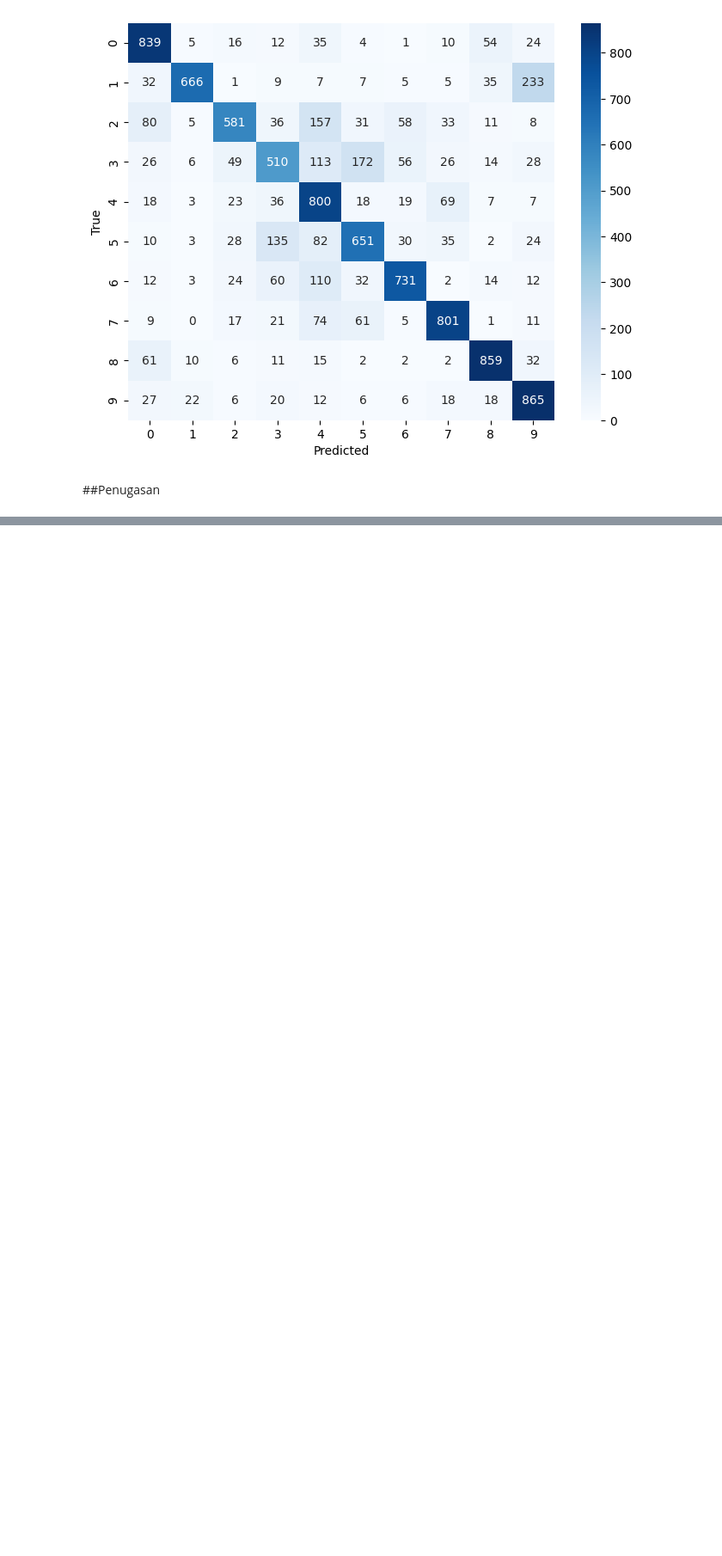
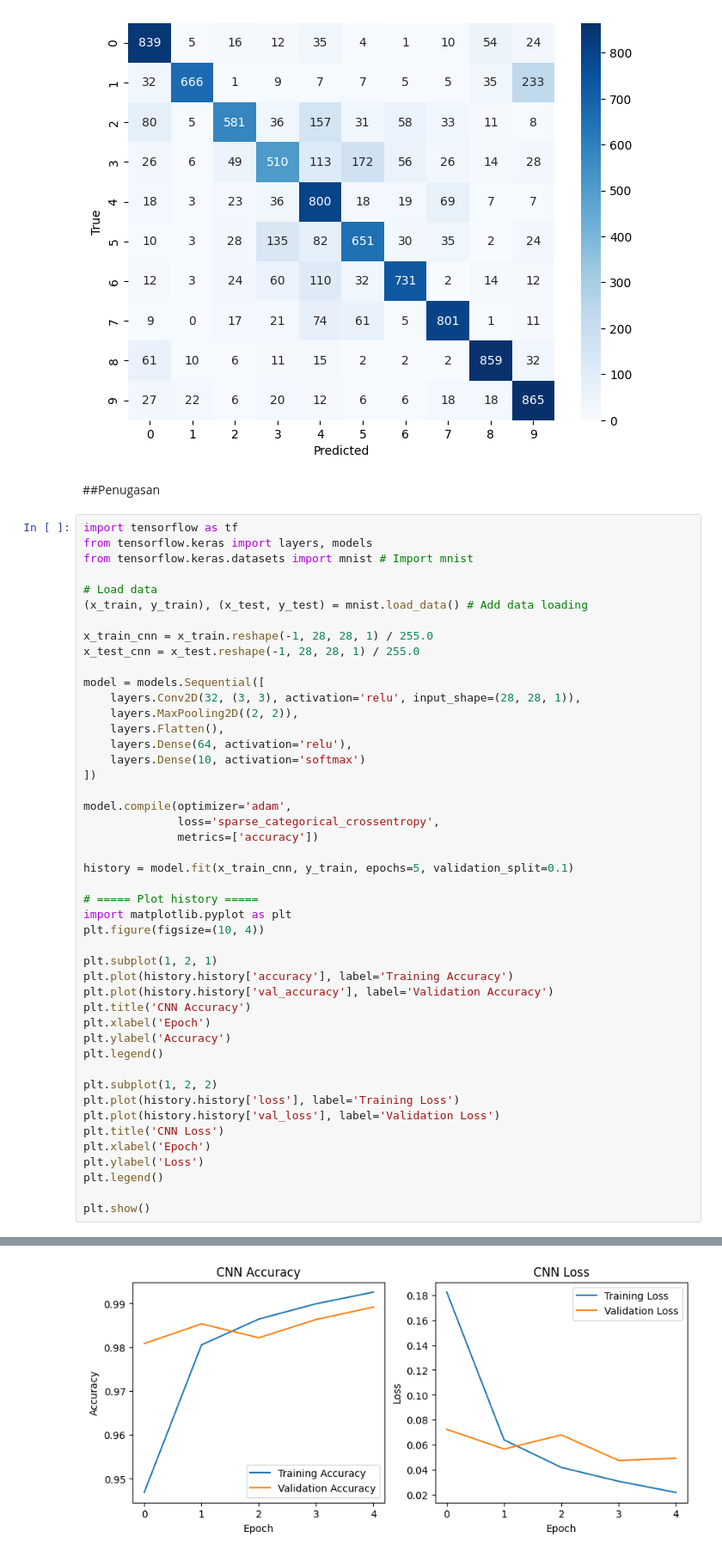
Before and after one commit to IlhamThrq/ComputerVision_TRK25, a Jupyter notebook: Jobsheet2.ipynb, the cells around one changed output, grey strips where cells are left out. Shown: that part at 86% size. Saved outputs shown, nothing was run; the diff lists cells and outputs as text; blank space fills up the shorter version.

```diff
--- a/Jobsheet2.ipynb
+++ b/Jobsheet2.ipynb
@@ -502,3 +502,50 @@ weighted avg       0.74      0.73      0.73     10000
 [figure]
 # %% [markdown]
 ##Penugasan
+# %%
+import tensorflow as tf
+from tensorflow.keras import layers, models
+from tensorflow.keras.datasets import mnist # Import mnist
+
+# Load data
+(x_train, y_train), (x_test, y_test) = mnist.load_data() # Add data loading
+
+x_train_cnn = x_train.reshape(-1, 28, 28, 1) / 255.0
+x_test_cnn = x_test.reshape(-1, 28, 28, 1) / 255.0
+
+model = models.Sequential([
+    layers.Conv2D(32, (3, 3), activation='relu', input_shape=(28, 28, 1)),
+    layers.MaxPooling2D((2, 2)),
+    layers.Flatten(),
+    layers.Dense(64, activation='relu'),
+    layers.Dense(10, activation='softmax')
+])
+
+model.compile(optimizer='adam',
+              loss='sparse_categorical_crossentropy',
+              metrics=['accuracy'])
+
+history = model.fit(x_train_cnn, y_train, epochs=5, validation_split=0.1)
+
+# ===== Plot history =====
+import matplotlib.pyplot as plt
+plt.figure(figsize=(10, 4))
+
+plt.subplot(1, 2, 1)
+plt.plot(history.history['accuracy'], label='Training Accuracy')
+plt.plot(history.history['val_accuracy'], label='Validation Accuracy')
+plt.title('CNN Accuracy')
+plt.xlabel('Epoch')
+plt.ylabel('Accuracy')
+plt.legend()
+
+plt.subplot(1, 2, 2)
+plt.plot(history.history['loss'], label='Training Loss')
+plt.plot(history.history['val_loss'], label='Validation Loss')
+plt.title('CNN Loss')
+plt.xlabel('Epoch')
+plt.ylabel('Loss')
+plt.legend()
+
+plt.show()
+# %% [output]
@@ -504,0 +564 @@ weighted avg       0.74      0.73      0.73     10000
+[figure, added]
```
Also changed, not shown: parts of 3 cells of this notebook.
